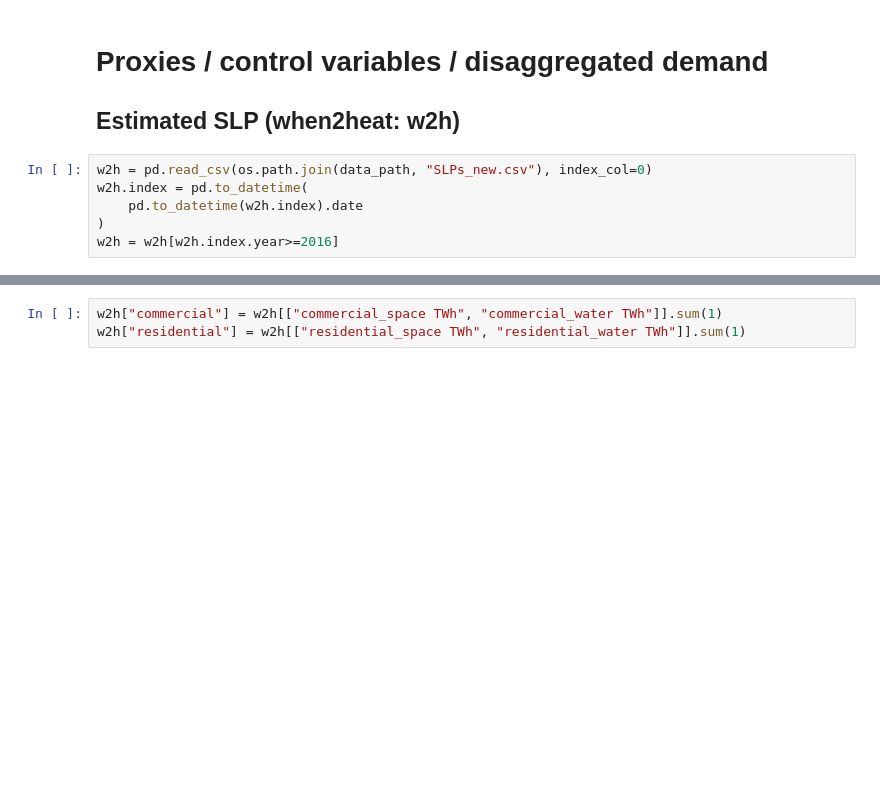
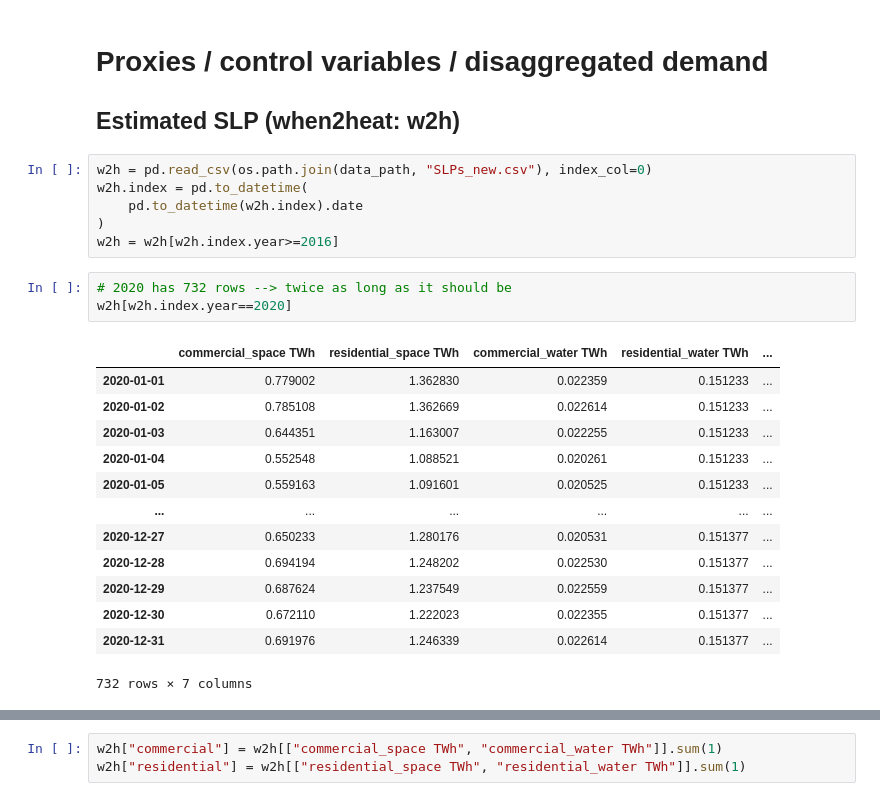
Before and after one commit to oruhnau/energy_demand, a Jupyter notebook: top_down/preprocessing.ipynb, the cells around one changed output, grey strips where cells are left out. Saved outputs shown, nothing was run; the diff lists cells and outputs as text; blank space fills up the shorter version.

```diff
--- a/top_down/preprocessing.ipynb
+++ b/top_down/preprocessing.ipynb
@@ -100,3 +100,20 @@ w2h.index = pd.to_datetime(
     pd.to_datetime(w2h.index).date
 )
 w2h = w2h[w2h.index.year>=2016]
+# %%
+# 2020 has 732 rows --> twice as long as it should be
+w2h[w2h.index.year==2020]
+# %% [output]
+|  | commercial_space TWh | residential_space TWh | commercial_water TWh | residential_water TWh | ... |
+| 2020-01-01 | 0.779002 | 1.362830 | 0.022359 | 0.151233 | ... |
+| 2020-01-02 | 0.785108 | 1.362669 | 0.022614 | 0.151233 | ... |
+| 2020-01-03 | 0.644351 | 1.163007 | 0.022255 | 0.151233 | ... |
+| 2020-01-04 | 0.552548 | 1.088521 | 0.020261 | 0.151233 | ... |
+| 2020-01-05 | 0.559163 | 1.091601 | 0.020525 | 0.151233 | ... |
+| ... | ... | ... | ... | ... | ... |
+| 2020-12-27 | 0.650233 | 1.280176 | 0.020531 | 0.151377 | ... |
+| 2020-12-28 | 0.694194 | 1.248202 | 0.022530 | 0.151377 | ... |
+| 2020-12-29 | 0.687624 | 1.237549 | 0.022559 | 0.151377 | ... |
+| 2020-12-30 | 0.672110 | 1.222023 | 0.022355 | 0.151377 | ... |
+| 2020-12-31 | 0.691976 | 1.246339 | 0.022614 | 0.151377 | ... |
+732 rows × 7 columns
```
Also changed, not shown: parts of 6 cells of this notebook, 1 other file.
